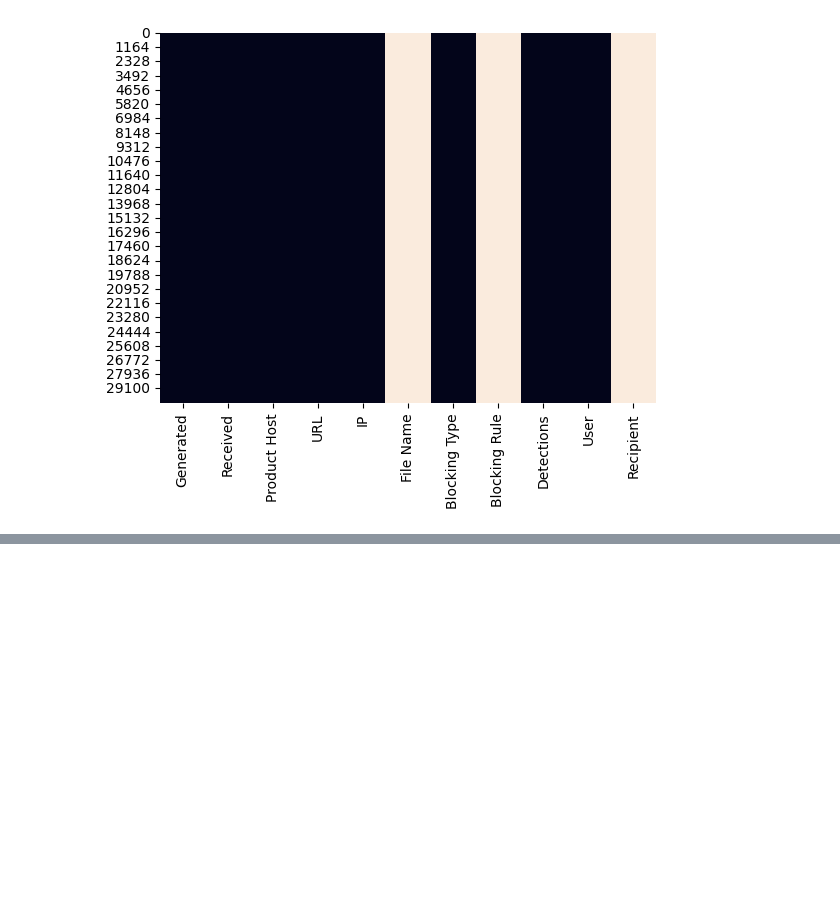
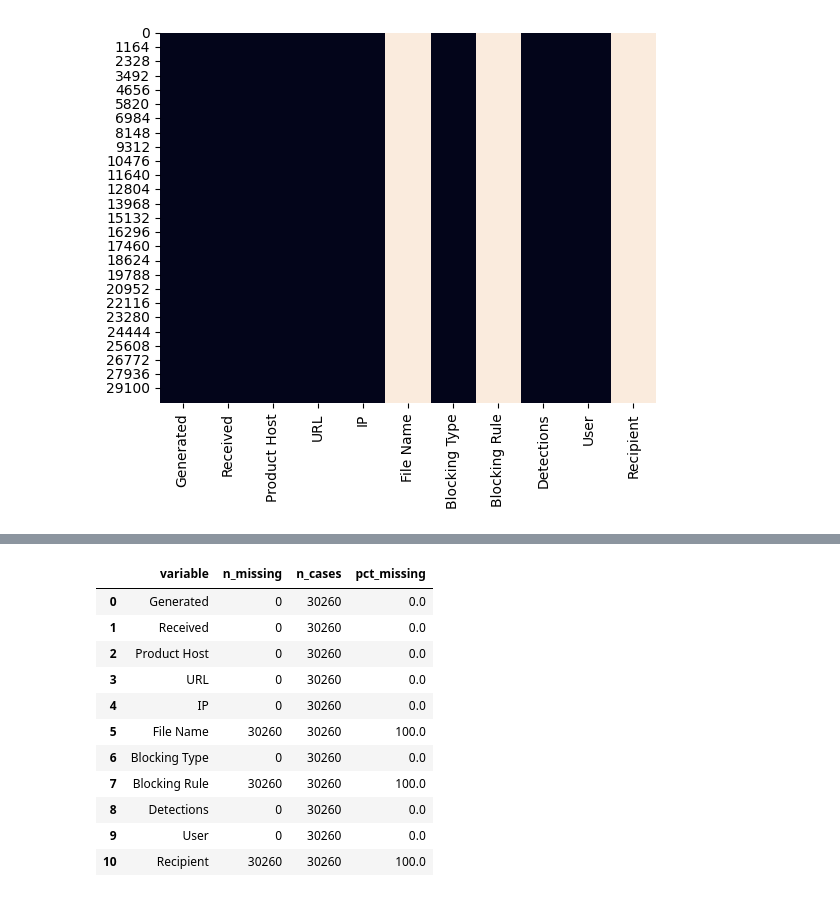
Before and after one commit to mpjuarez/introduccion-IA, a Jupyter notebook: TT_IA.ipynb, the cells around one changed output, grey strips where cells are left out. Saved outputs shown, nothing was run; the diff lists cells and outputs as text; code cells hidden in the pictures; blank space fills up the shorter version.

```diff
--- a/TT_IA.ipynb
+++ b/TT_IA.ipynb
@@ -153,0 +176,17 @@ plt.show()
+# %%
+# Dataset Web Security
+# Se revisa el porcentaje de valores vacíos por cada columna
+Web_security.missing.missing_variable_summary ()
+# %% [output]
+|  | variable | n_missing | n_cases | pct_missing |
+| 0 | Generated | 0 | 30260 | 0.0 |
+| 1 | Received | 0 | 30260 | 0.0 |
+| 2 | Product Host | 0 | 30260 | 0.0 |
+| 3 | URL | 0 | 30260 | 0.0 |
+| 4 | IP | 0 | 30260 | 0.0 |
+| 5 | File Name | 30260 | 30260 | 100.0 |
+| 6 | Blocking Type | 0 | 30260 | 0.0 |
+| 7 | Blocking Rule | 30260 | 30260 | 100.0 |
+| 8 | Detections | 0 | 30260 | 0.0 |
+| 9 | User | 0 | 30260 | 0.0 |
+| 10 | Recipient | 30260 | 30260 | 100.0 |
```
Also changed, not shown: parts of 5 cells of this notebook.
